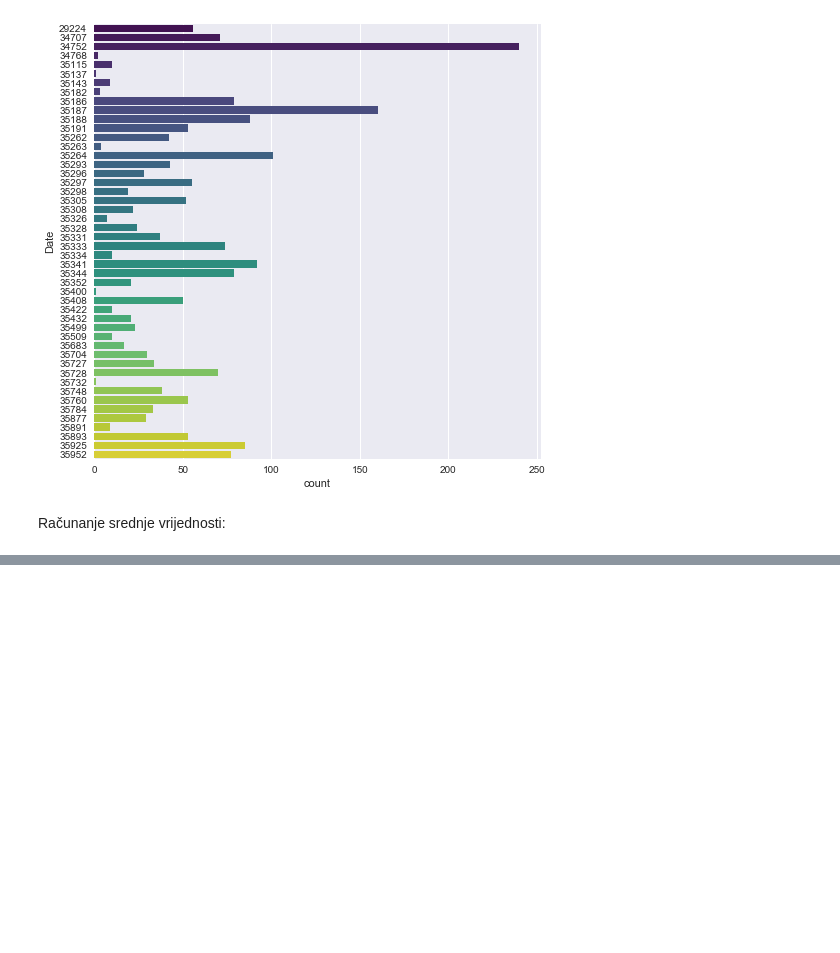
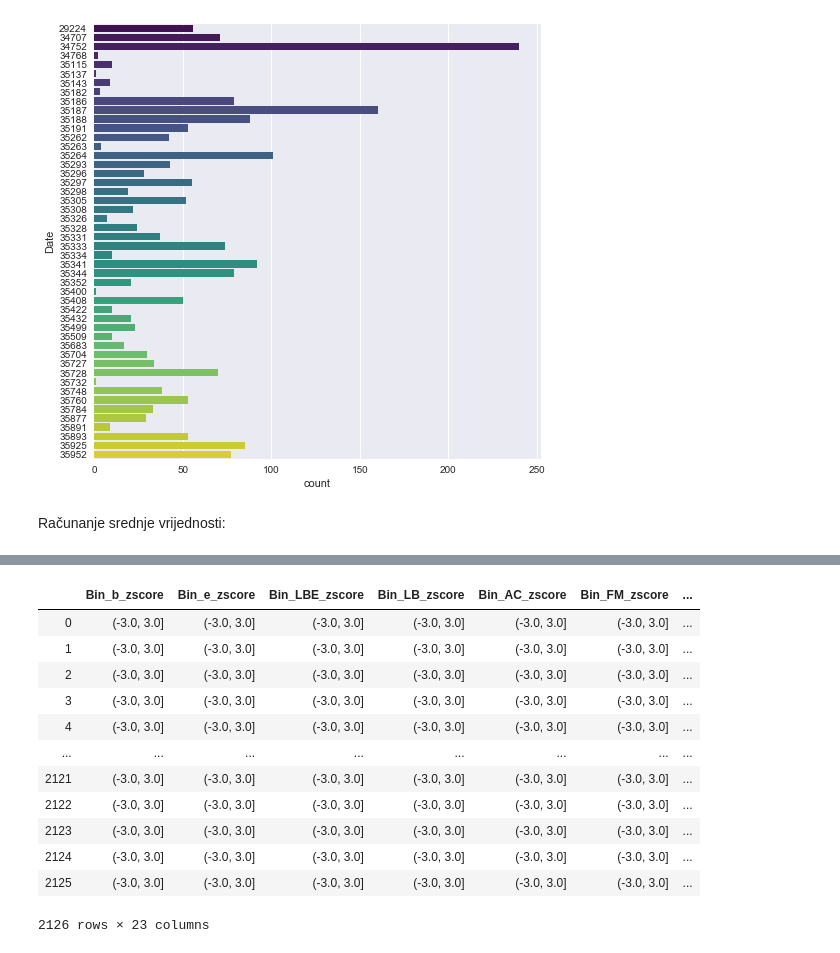
Before and after one commit to mleontenko/nosql-bda, a Jupyter notebook: ctg.ipynb, the cells around one changed output, grey strips where cells are left out. Cells and saved outputs as stored; diff of their text form; code cells hidden in the pictures; blank space fills up the shorter version.

Commit message:
drugi zadatak, korelacije zavrsene

```diff
--- a/ctg.ipynb
+++ b/ctg.ipynb
@@ -241,0 +332,11 @@ contdf.iloc[:,24:]
+# %%
+corrdata = df.copy()
+
+del corrdata["FileName"]
+del corrdata["Date"]
+del corrdata["SegFile"]
+del corrdata["DR"]
+
+print("Korelacije s ciljnom varijablom (NSP):")
+for column in corrdata:
+    print(column + ': ' + str(corrdata[column].corr(corrdata['NSP'])))
@@ -241,0 +361,3 @@ contdf.iloc[:,24:]
+# %%
+corrz = zdata.iloc[:,23:]
+corrz
@@ -241,0 +378,23 @@ contdf.iloc[:,24:]
+# %%
+bins = pd.IntervalIndex.from_tuples([(-float("inf"), -3), (-3, 3), (3, float("inf"))])
+
+for column in corrz:
+    kvalue = 'Bin_'+ column
+    corrz[kvalue] = (pd.cut(corrz[column], bins, labels=False))
+
+corrz_categories = corrz.iloc[:,23:]
+corrz_categories
+# %% [output]
+|  | Bin_b_zscore | Bin_e_zscore | Bin_LBE_zscore | Bin_LB_zscore | Bin_AC_zscore | Bin_FM_zscore | ... |
+| 0 | (-3.0, 3.0] | (-3.0, 3.0] | (-3.0, 3.0] | (-3.0, 3.0] | (-3.0, 3.0] | (-3.0, 3.0] | ... |
+| 1 | (-3.0, 3.0] | (-3.0, 3.0] | (-3.0, 3.0] | (-3.0, 3.0] | (-3.0, 3.0] | (-3.0, 3.0] | ... |
+| 2 | (-3.0, 3.0] | (-3.0, 3.0] | (-3.0, 3.0] | (-3.0, 3.0] | (-3.0, 3.0] | (-3.0, 3.0] | ... |
+| 3 | (-3.0, 3.0] | (-3.0, 3.0] | (-3.0, 3.0] | (-3.0, 3.0] | (-3.0, 3.0] | (-3.0, 3.0] | ... |
+| 4 | (-3.0, 3.0] | (-3.0, 3.0] | (-3.0, 3.0] | (-3.0, 3.0] | (-3.0, 3.0] | (-3.0, 3.0] | ... |
+| ... | ... | ... | ... | ... | ... | ... | ... |
+| 2121 | (-3.0, 3.0] | (-3.0, 3.0] | (-3.0, 3.0] | (-3.0, 3.0] | (-3.0, 3.0] | (-3.0, 3.0] | ... |
+| 2122 | (-3.0, 3.0] | (-3.0, 3.0] | (-3.0, 3.0] | (-3.0, 3.0] | (-3.0, 3.0] | (-3.0, 3.0] | ... |
+| 2123 | (-3.0, 3.0] | (-3.0, 3.0] | (-3.0, 3.0] | (-3.0, 3.0] | (-3.0, 3.0] | (-3.0, 3.0] | ... |
+| 2124 | (-3.0, 3.0] | (-3.0, 3.0] | (-3.0, 3.0] | (-3.0, 3.0] | (-3.0, 3.0] | (-3.0, 3.0] | ... |
+| 2125 | (-3.0, 3.0] | (-3.0, 3.0] | (-3.0, 3.0] | (-3.0, 3.0] | (-3.0, 3.0] | (-3.0, 3.0] | ... |
+2126 rows × 23 columns
```
Also changed, not shown: parts of 12 cells of this notebook.
